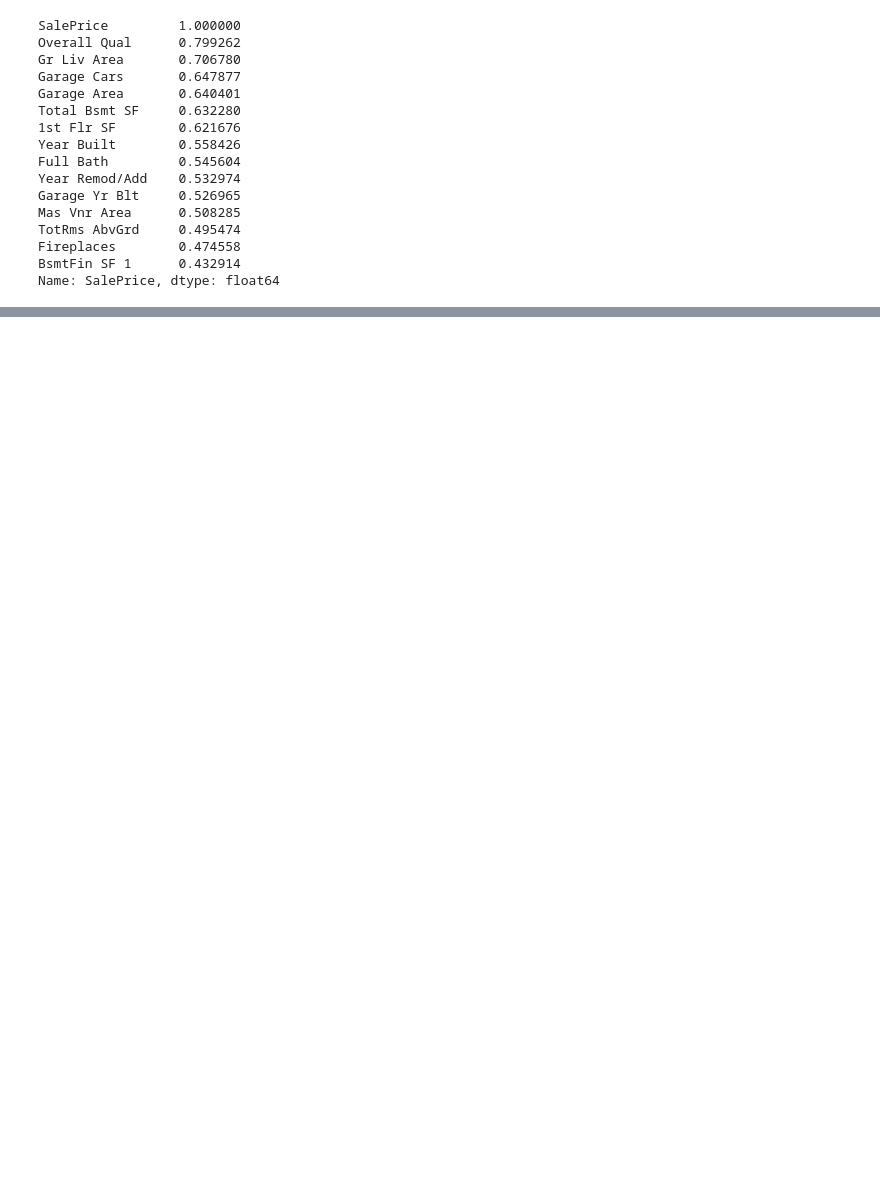
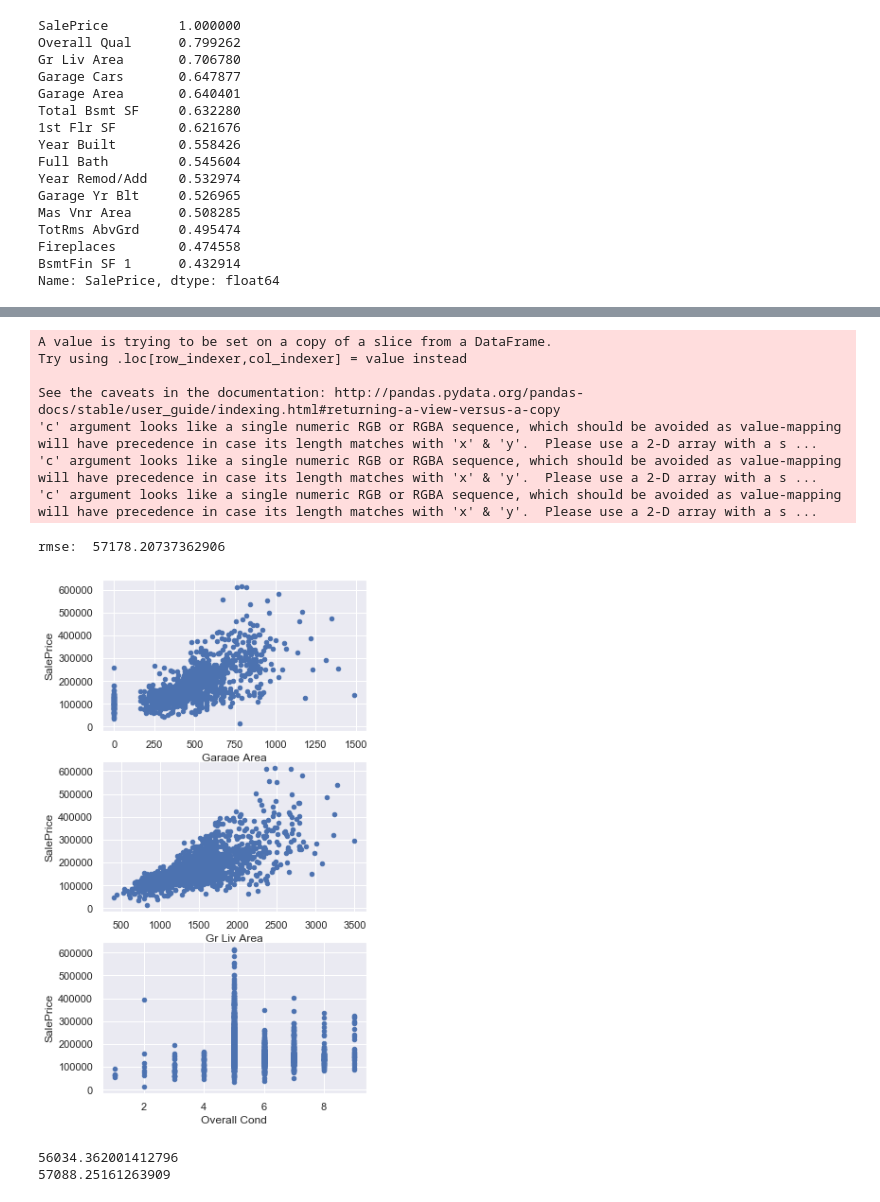
Before and after one commit to Xuehong-pdx/Machine_Learning_Side_Projects, a Jupyter notebook: predicting house sale prices using linear regression.ipynb, the cells around one changed output, grey strips where cells are left out. Saved outputs shown, nothing was run; the diff lists cells and outputs as text; code cells hidden in the pictures; blank space fills up the shorter version.

```diff
--- a/predicting house sale prices using linear regression.ipynb
+++ b/predicting house sale prices using linear regression.ipynb
@@ -157,0 +142,68 @@ rmse
+# %%
+def train_and_test(df):
+    train = df[:1460]
+    test = df[1460:]
+
+    fig = plt.figure(figsize = (5,10))
+    ax1 = fig.add_subplot(3, 1, 1)
+    ax2 = fig.add_subplot(3, 1, 2)
+    ax3 = fig.add_subplot(3, 1, 3)
+    train.plot(x= "Garage Area", y= "SalePrice", ax=ax1, kind= "scatter")
+    train.plot(x= "Gr Liv Area", y= "SalePrice", ax=ax2, kind= "scatter")
+    train.plot(x= "Overall Cond", y= "SalePrice", ax=ax3, kind= "scatter")
+
+    # specify column types and return only those columns as a data frame.
+    numeric_train = train.select_dtypes(include = ['integer', 'float'])
+    numeric_test = test.select_dtypes(include = ['integer', 'float'])
+    numeric_train['SalePrice'] = train['SalePrice'].astype(float)
+    numeric_test['SalePrice'] = test['SalePrice'].astype(float)
+
+    features = numeric_train.columns.drop("SalePrice")
+    lr = linear_model.LinearRegression()
+    lr.fit(train[features], train["SalePrice"])
+    predictions = lr.predict(test[features])
+    mse = mean_squared_error(test["SalePrice"], predictions)
+    rmse = np.sqrt(mse)
+
+    return rmse
+
+df = pd.read_csv("AmesHousing.txt", delimiter= "\t")
+transform_df = transform_features(df)
+filtered_df = select_features(transform_df)
+rmse = train_and_test(filtered_df)
+
+print('rmse: ', rmse)
+# %% [output]
+A value is trying to be set on a copy of a slice from a DataFrame.
+Try using .loc[row_indexer,col_indexer] = value instead
+
+See the caveats in the documentation: http://pandas.pydata.org/pandas-docs/stable/user_guide/indexing.html#returning-a-view-versus-a-copy
+'c' argument looks like a single numeric RGB or RGBA sequence, which should be avoided as value-mapping will have precedence in case its length matches with 'x' & 'y'.  Please use a 2-D array with a s ...
+'c' argument looks like a single numeric RGB or RGBA sequence, which should be avoided as value-mapping will have precedence in case its length matches with 'x' & 'y'.  Please use a 2-D array with a s ...
+'c' argument looks like a single numeric RGB or RGBA sequence, which should be avoided as value-mapping will have precedence in case its length matches with 'x' & 'y'.  Please use a 2-D array with a s ...
+rmse:  57178.20737362906
+[figure, added]
+# %%
+# prediction using less features
+
+from sklearn.linear_model import LinearRegression
+train = df[:1460]
+test = df[1460:]
+lr = LinearRegression()
+lr.fit(train[['Gr Liv Area']], train['SalePrice'])
+from sklearn.metrics import mean_squared_error
+
+train_predictions = lr.predict(train[['Gr Liv Area']])
+test_predictions = lr.predict(test[['Gr Liv Area']])
+
+train_mse = mean_squared_error(train_predictions, train['SalePrice'])
+test_mse = mean_squared_error(test_predictions, test['SalePrice'])
+
+train_rmse = np.sqrt(train_mse)
+test_rmse = np.sqrt(test_mse)
+
+print(train_rmse)
+print(test_rmse)
+# %% [output]
+56034.362001412796
+57088.25161263909
```
Also changed, not shown: parts of 10 cells of this notebook.
